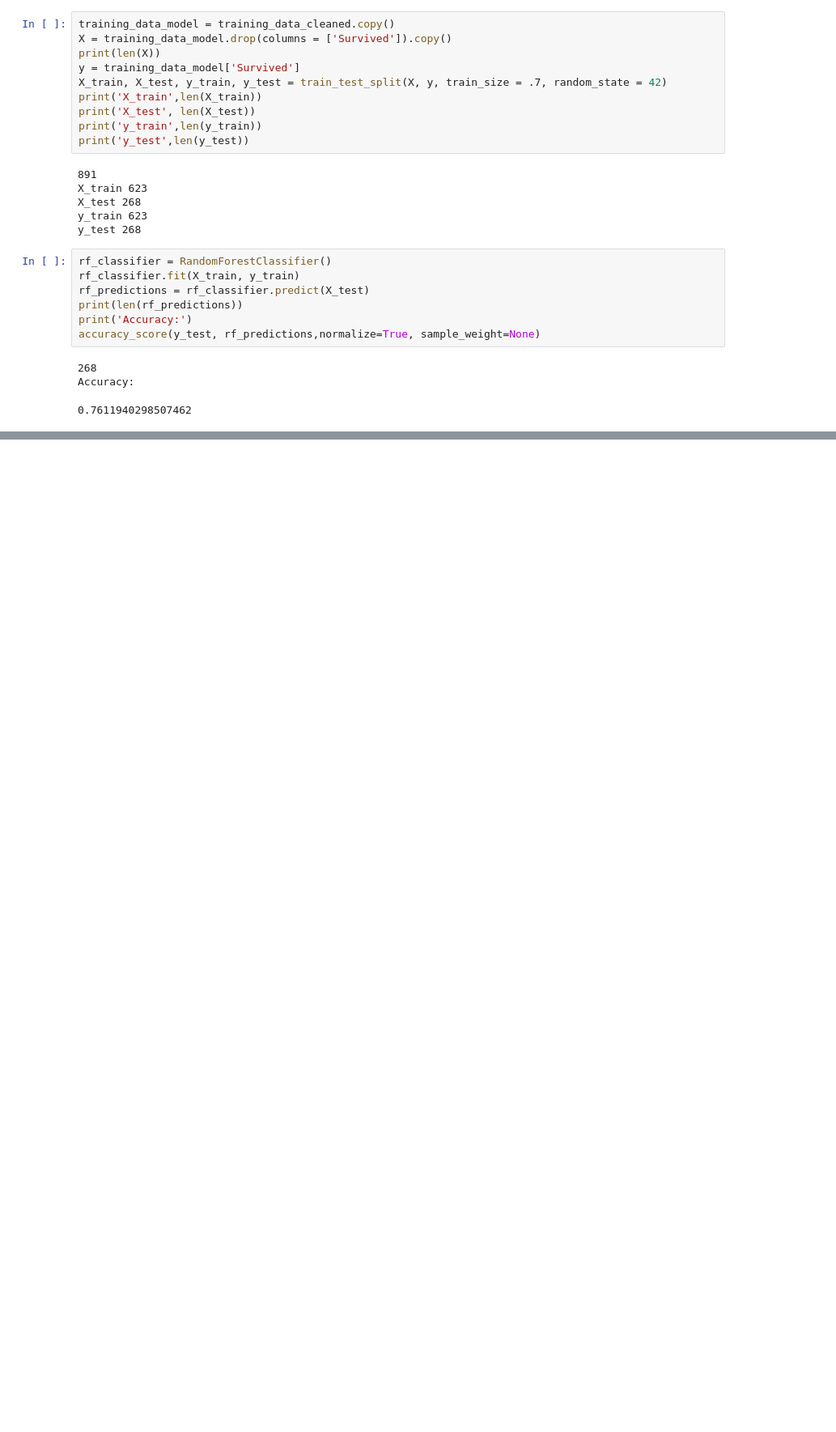
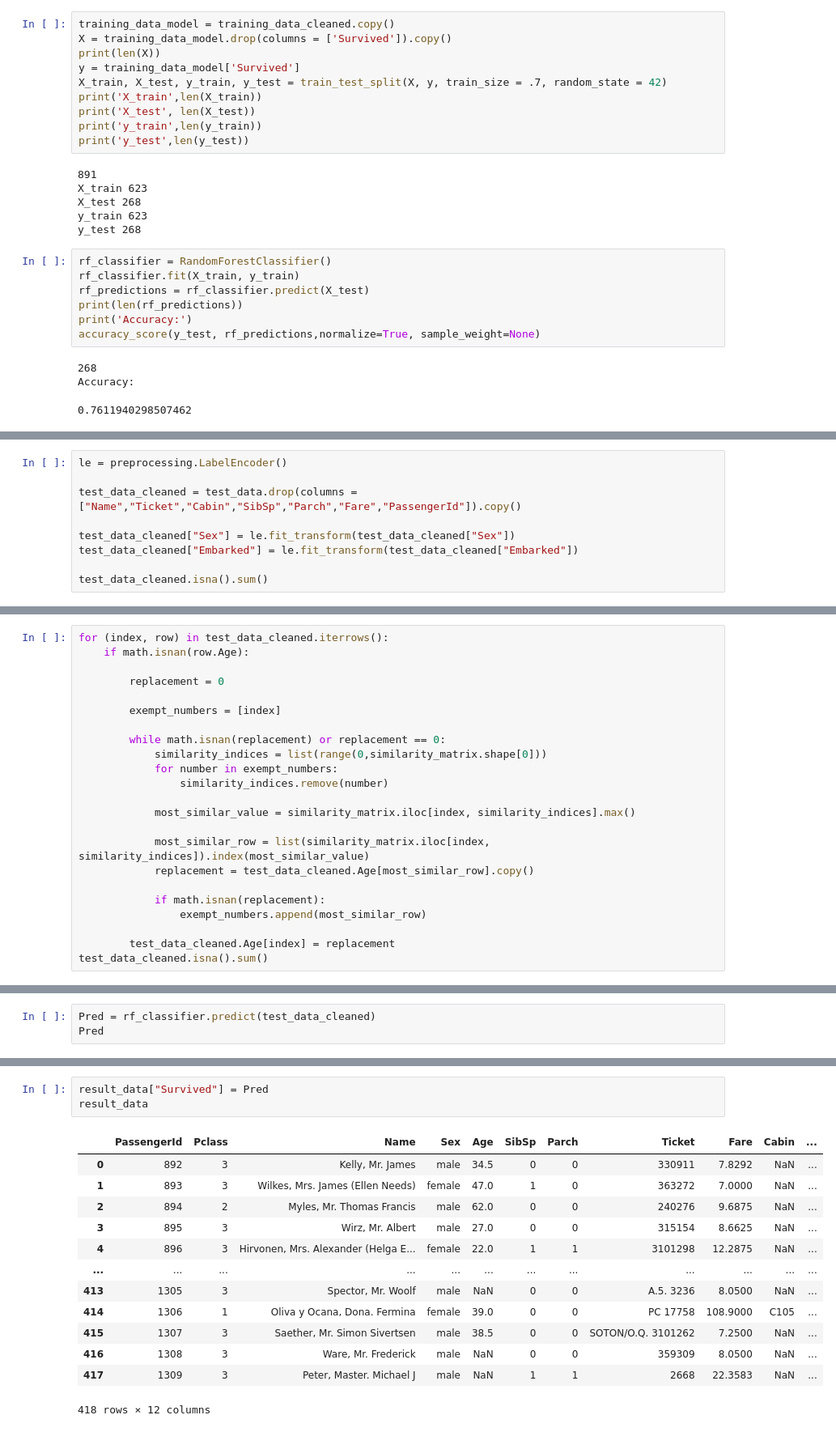
Before and after one commit to JamWithBread/DMT-Group-156, a Jupyter notebook: DMT-Group-156-Wieger/Titanic_DMT_156/Models/Titanic_Models.ipynb, the cells around one changed output, grey strips where cells are left out. Shown: that part at 81% size. Drawn from its saved outputs; the diff is of its cells as text; blank space fills up the shorter version.

```diff
--- a/DMT-Group-156-Wieger/Titanic_DMT_156/Models/Titanic_Models.ipynb
+++ b/DMT-Group-156-Wieger/Titanic_DMT_156/Models/Titanic_Models.ipynb
@@ -281,0 +332,9 @@ print(np.mean(results))
+# %%
+le = preprocessing.LabelEncoder()
+
+test_data_cleaned = test_data.drop(columns = ["Name","Ticket","Cabin","SibSp","Parch","Fare","PassengerId"]).copy()
+
+test_data_cleaned["Sex"] = le.fit_transform(test_data_cleaned["Sex"])
+test_data_cleaned["Embarked"] = le.fit_transform(test_data_cleaned["Embarked"])
+
+test_data_cleaned.isna().sum()
@@ -281,0 +347,23 @@ print(np.mean(results))
+# %%
+for (index, row) in test_data_cleaned.iterrows():
+    if math.isnan(row.Age):
+
+        replacement = 0
+
+        exempt_numbers = [index]
+
+        while math.isnan(replacement) or replacement == 0:
+            similarity_indices = list(range(0,similarity_matrix.shape[0]))
+            for number in exempt_numbers:
+                similarity_indices.remove(number)
+
+            most_similar_value = similarity_matrix.iloc[index, similarity_indices].max()
+
+            most_similar_row = list(similarity_matrix.iloc[index, similarity_indices]).index(most_similar_value)
+            replacement = test_data_cleaned.Age[most_similar_row].copy()
+
+            if math.isnan(replacement):
+                exempt_numbers.append(most_similar_row)
+
+        test_data_cleaned.Age[index] = replacement
+test_data_cleaned.isna().sum()
@@ -281,0 +396,3 @@ print(np.mean(results))
+# %%
+Pred = rf_classifier.predict(test_data_cleaned)
+Pred
@@ -281,0 +437,17 @@ print(np.mean(results))
+# %%
+result_data["Survived"] = Pred
+result_data
+# %% [output]
+|  | PassengerId | Pclass | Name | Sex | Age | SibSp | Parch | Ticket | Fare | Cabin | ... |
+| 0 | 892 | 3 | Kelly, Mr. James | male | 34.5 | 0 | 0 | 330911 | 7.8292 | NaN | ... |
+| 1 | 893 | 3 | Wilkes, Mrs. James (Ellen Needs) | female | 47.0 | 1 | 0 | 363272 | 7.0000 | NaN | ... |
+| 2 | 894 | 2 | Myles, Mr. Thomas Francis | male | 62.0 | 0 | 0 | 240276 | 9.6875 | NaN | ... |
+| 3 | 895 | 3 | Wirz, Mr. Albert | male | 27.0 | 0 | 0 | 315154 | 8.6625 | NaN | ... |
+| 4 | 896 | 3 | Hirvonen, Mrs. Alexander (Helga E... | female | 22.0 | 1 | 1 | 3101298 | 12.2875 | NaN | ... |
+| ... | ... | ... | ... | ... | ... | ... | ... | ... | ... | ... | ... |
+| 413 | 1305 | 3 | Spector, Mr. Woolf | male | NaN | 0 | 0 | A.5. 3236 | 8.0500 | NaN | ... |
+| 414 | 1306 | 1 | Oliva y Ocana, Dona. Fermina | female | 39.0 | 0 | 0 | PC 17758 | 108.9000 | C105 | ... |
+| 415 | 1307 | 3 | Saether, Mr. Simon Sivertsen | male | 38.5 | 0 | 0 | SOTON/O.Q. 3101262 | 7.2500 | NaN | ... |
+| 416 | 1308 | 3 | Ware, Mr. Frederick | male | NaN | 0 | 0 | 359309 | 8.0500 | NaN | ... |
+| 417 | 1309 | 3 | Peter, Master. Michael J | male | NaN | 1 | 1 | 2668 | 22.3583 | NaN | ... |
+418 rows × 12 columns
```
Also changed, not shown: parts of 14 cells of this notebook, 1 other file.
